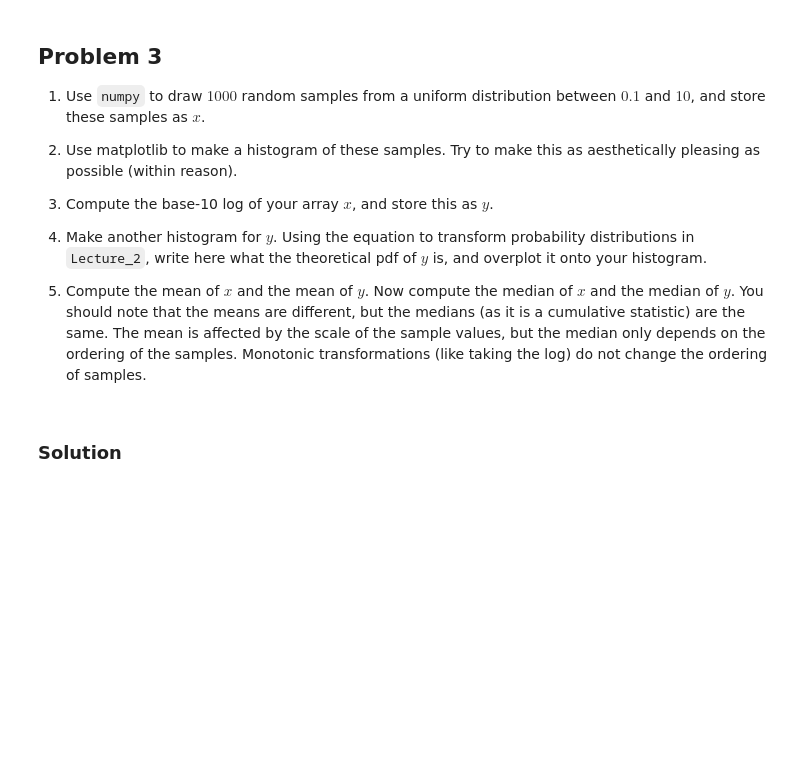
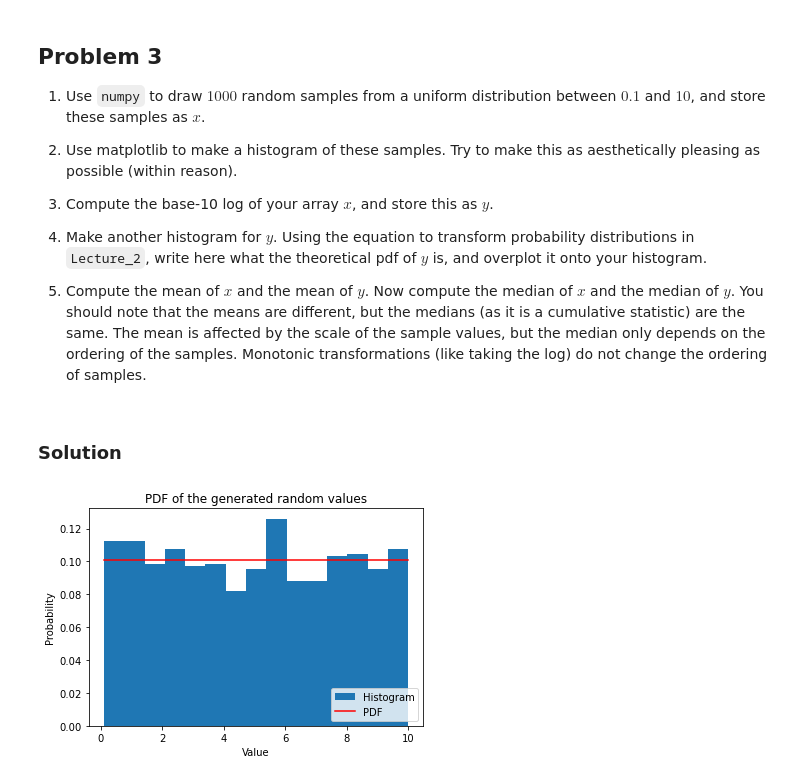
Before and after one commit to VanderbiltAstronomy/astr_8070_s22, a Jupyter notebook: coursework/student_folders/kyle_gersbach/homeworks/vu_astr8070_s22_hw1_KyleGersbach.ipynb, the cells around one changed output. Saved outputs shown, nothing was run; the diff lists cells and outputs as text; code cells hidden in the pictures; blank space fills up the shorter version.

```diff
--- a/coursework/student_folders/kyle_gersbach/homeworks/vu_astr8070_s22_hw1_KyleGersbach.ipynb
+++ b/coursework/student_folders/kyle_gersbach/homeworks/vu_astr8070_s22_hw1_KyleGersbach.ipynb
@@ -90,3 +94,24 @@ Either write your solution as Markdown/Latex below, or paste in a scanned image
 5) Compute the mean of $x$ and the mean of $y$. Now compute the median of $x$ and the median of $y$. You should note that the means are different, but the medians (as it is a cumulative statistic) are the same. The mean is affected by the scale of the sample values, but the median only depends on the ordering of the samples. Monotonic transformations (like taking the log) do not change the ordering of samples.
 # %% [markdown]
 ### Solution
+# %%
+import numpy as np
+import matplotlib.pyplot as plt
+
+x = np.random.random(1000)*(10-0.1) + 0.1
+#Need random values between two specific numbers
+
+xvals = np.arange(0.1,10,0.01)
+pdf1 = np.ones(xvals.shape)*(1/(10-0.1))
+#The PDF stretches across the whole scale (0.1 to 10) with even probability
+#throughout, therefor, divide the whole probability (1) by the length of the interval
+
+plt.hist(x,bins=15,density=True,label="Histogram")
+plt.plot(xvals,pdf1,'r-',label="PDF")
+plt.title("PDF of the generated random values")
+plt.legend(loc='lower right')
+plt.ylabel('Probability')
+plt.xlabel('Value')
+plt.show()
+# %% [output]
+[figure, added]
```
Also changed, not shown: parts of 4 cells of this notebook, 1 other file.
